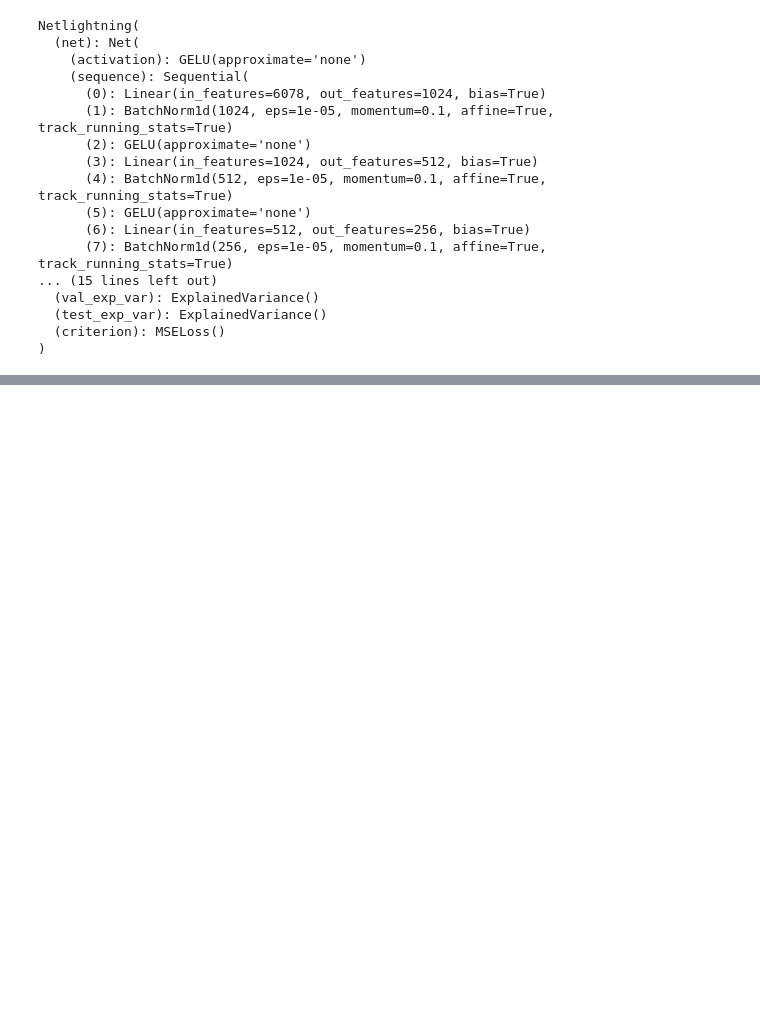
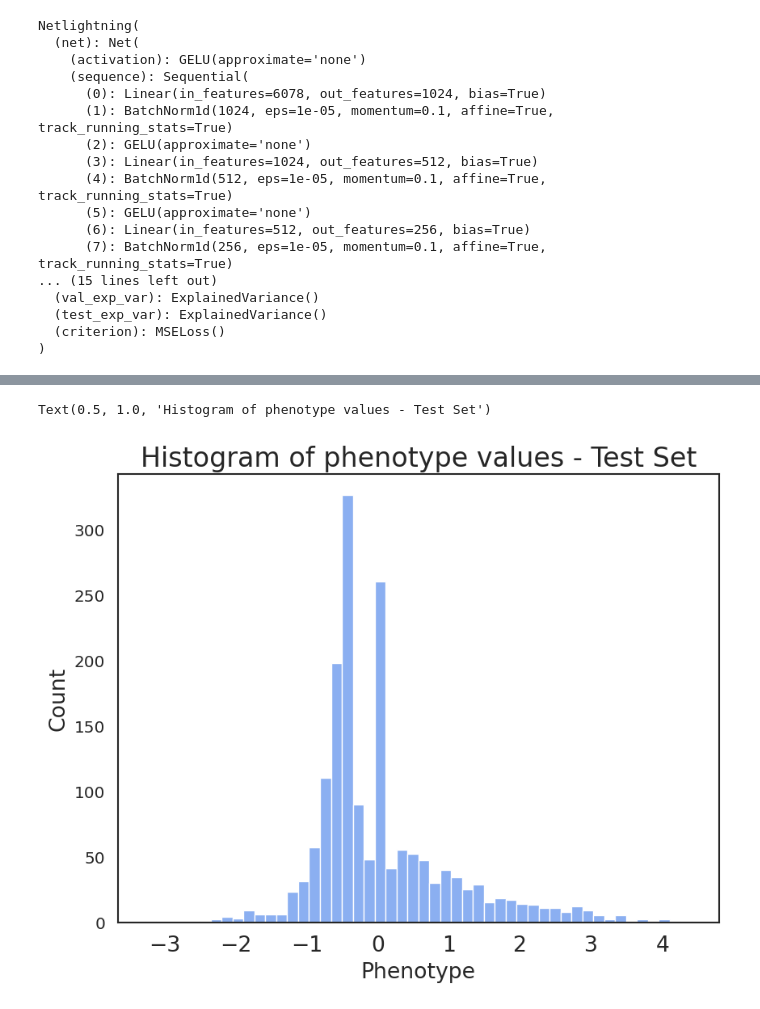
Before and after one commit to Rajeeva-IITM/yeast_growth_pred, a Jupyter notebook: eval_model.ipynb, the cells around one changed output, grey strips where cells are left out. Saved outputs shown, nothing was run; the diff lists cells and outputs as text; code cells hidden in the pictures; blank space fills up the shorter version.

```diff
--- a/eval_model.ipynb
+++ b/eval_model.ipynb
@@ -124,0 +137,6 @@ sns.scatterplot(x=test_data[test_data["Condition"] == "neomycin"]["Phenotype"],
+# %%
+sns.histplot(x = test_data[test_data["Condition"] == condition]["Phenotype"], bins=50, color="cornflowerblue")
+plt.title("Histogram of phenotype values - Test Set")
+# %% [output]
+Text(0.5, 1.0, 'Histogram of phenotype values - Test Set')
+[figure, added]
```
Also changed, not shown: parts of 10 cells of this notebook, 1 other file.
